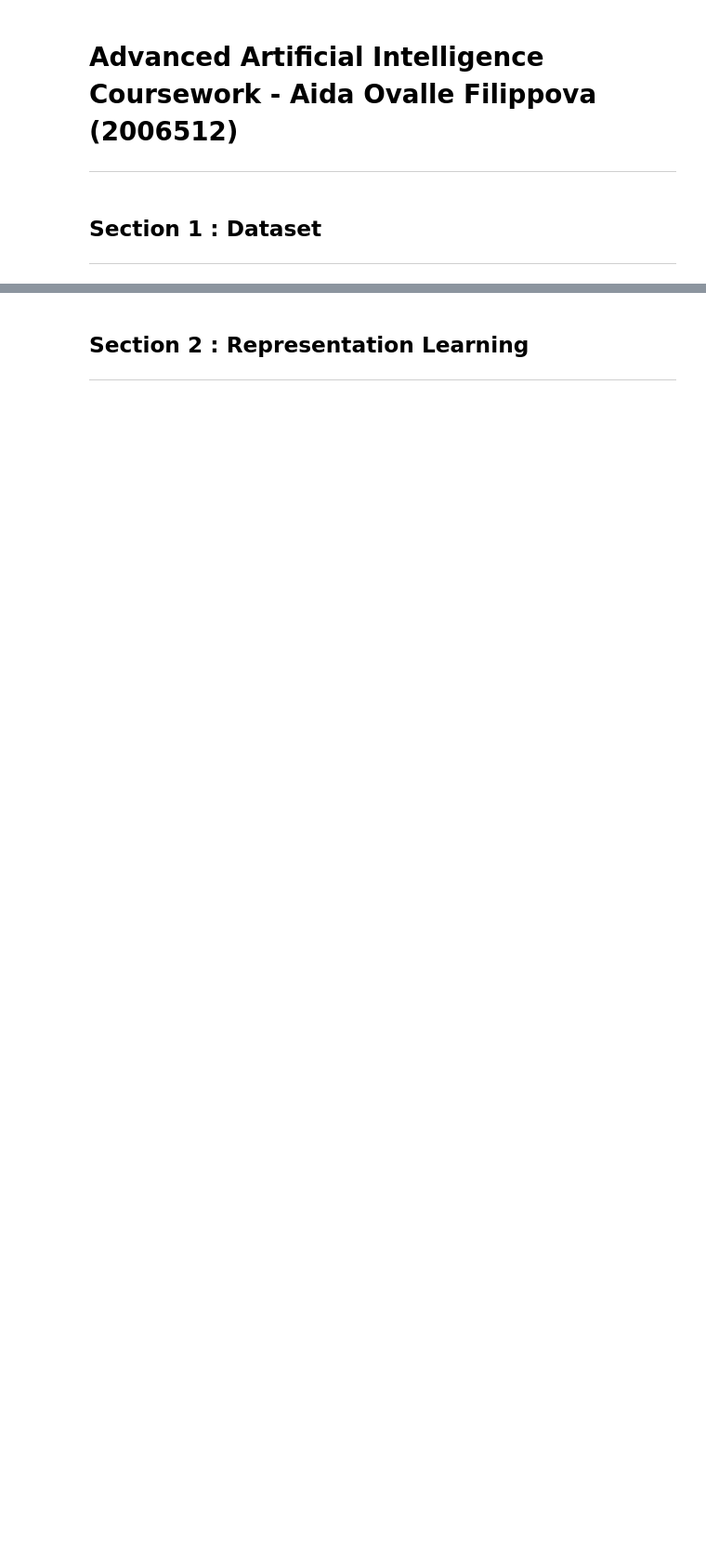
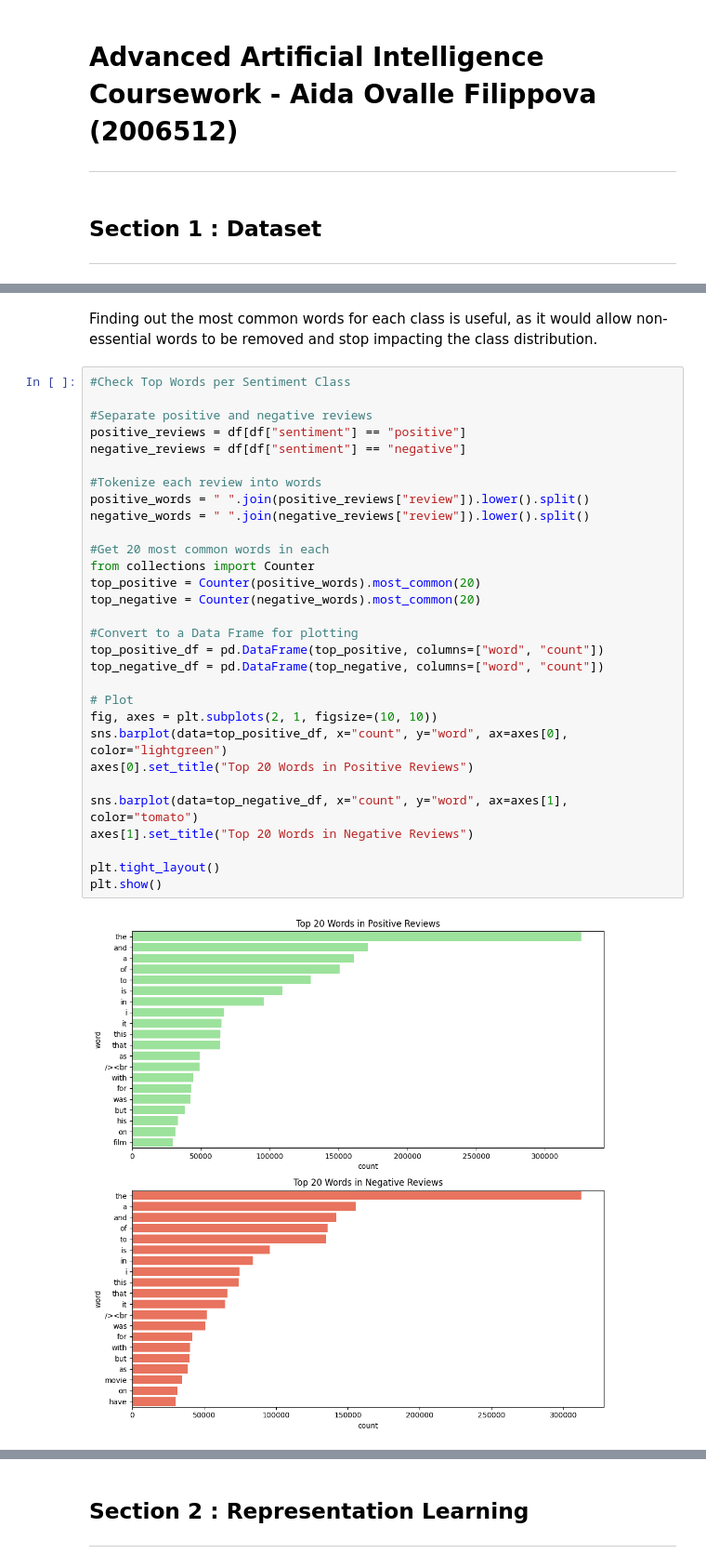
Before and after one commit to aidaovalle/CMM307-AidaOvalle-July2025, a Jupyter notebook: CMM307_AidaOvalle_July.ipynb, the cells around one changed output, grey strips where cells are left out. Shown at 93% size. Drawn from its saved outputs; the diff is of its cells as text; blank space fills up the shorter version.

```diff
--- a/CMM307_AidaOvalle_July.ipynb
+++ b/CMM307_AidaOvalle_July.ipynb
@@ -29,0 +70,34 @@ Saving test.jsonl to test.jsonl
+# %% [markdown]
+Finding out the most common words for each class is useful, as it would allow non-essential words to be removed and stop impacting the class distribution.
+# %%
+#Check Top Words per Sentiment Class
+
+#Separate positive and negative reviews
+positive_reviews = df[df["sentiment"] == "positive"]
+negative_reviews = df[df["sentiment"] == "negative"]
+
+#Tokenize each review into words
+positive_words = " ".join(positive_reviews["review"]).lower().split()
+negative_words = " ".join(negative_reviews["review"]).lower().split()
+
+#Get 20 most common words in each
+from collections import Counter
+top_positive = Counter(positive_words).most_common(20)
+top_negative = Counter(negative_words).most_common(20)
+
+#Convert to a Data Frame for plotting
+top_positive_df = pd.DataFrame(top_positive, columns=["word", "count"])
+top_negative_df = pd.DataFrame(top_negative, columns=["word", "count"])
+
+# Plot
+fig, axes = plt.subplots(2, 1, figsize=(10, 10))
+sns.barplot(data=top_positive_df, x="count", y="word", ax=axes[0], color="lightgreen")
+axes[0].set_title("Top 20 Words in Positive Reviews")
+
+sns.barplot(data=top_negative_df, x="count", y="word", ax=axes[1], color="tomato")
+axes[1].set_title("Top 20 Words in Negative Reviews")
+
+plt.tight_layout()
+plt.show()
+# %% [output]
+[figure, added]
```
Also changed, not shown: parts of 22 cells of this notebook.
